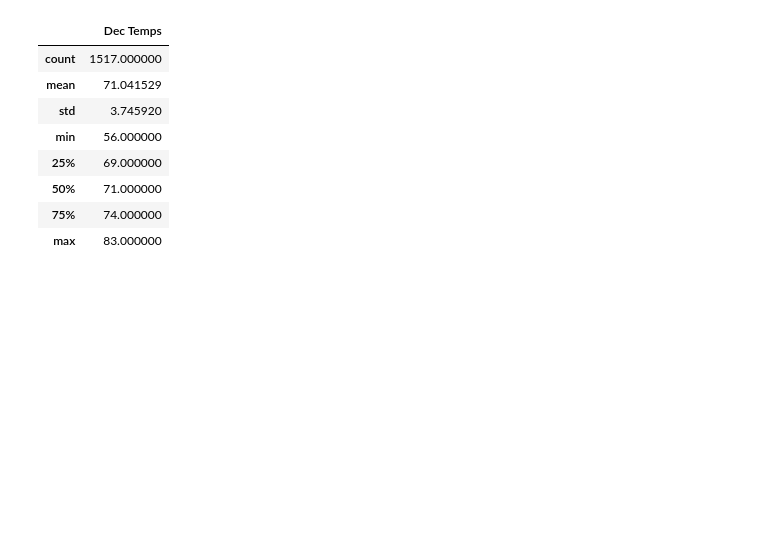
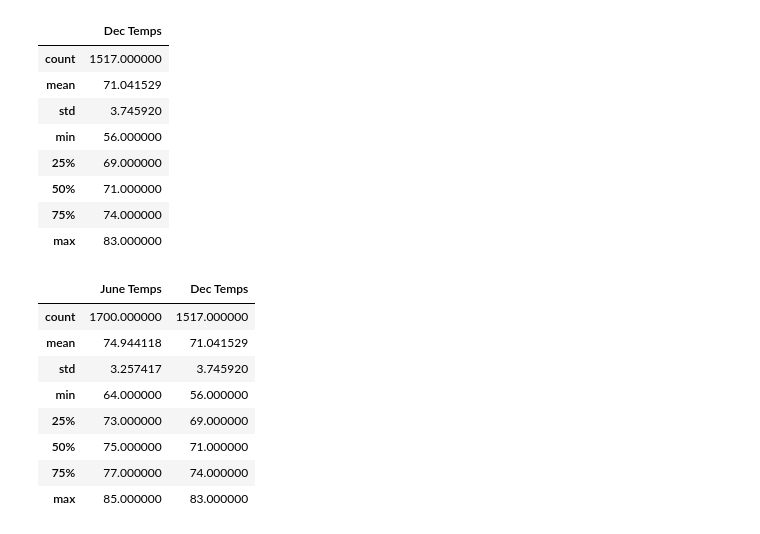
Before and after one commit to ozloty06/Surfs_Up, a Jupyter notebook: SurfsUp_Challenge.ipynb, the cells around one changed output. Saved outputs shown, nothing was run; the diff lists cells and outputs as text; code cells hidden in the pictures; blank space fills up the shorter version.

```diff
--- a/SurfsUp_Challenge.ipynb
+++ b/SurfsUp_Challenge.ipynb
@@ -139,3 +139,17 @@ Dec_temps_df.describe()
 | 50% | 71.000000 |
 | 75% | 74.000000 |
 | max | 83.000000 |
+# %%
+combine=[June_temps_df,Dec_temps_df]
+combined_df=pd.concat(combine)
+combined_df.describe()
+# %% [output]
+|  | June Temps | Dec Temps |
+| count | 1700.000000 | 1517.000000 |
+| mean | 74.944118 | 71.041529 |
+| std | 3.257417 | 3.745920 |
+| min | 64.000000 | 56.000000 |
+| 25% | 73.000000 | 69.000000 |
+| 50% | 75.000000 | 71.000000 |
+| 75% | 77.000000 | 74.000000 |
+| max | 85.000000 | 83.000000 |
```
Also changed, not shown: parts of 1 cell of this notebook, 2 other files.
